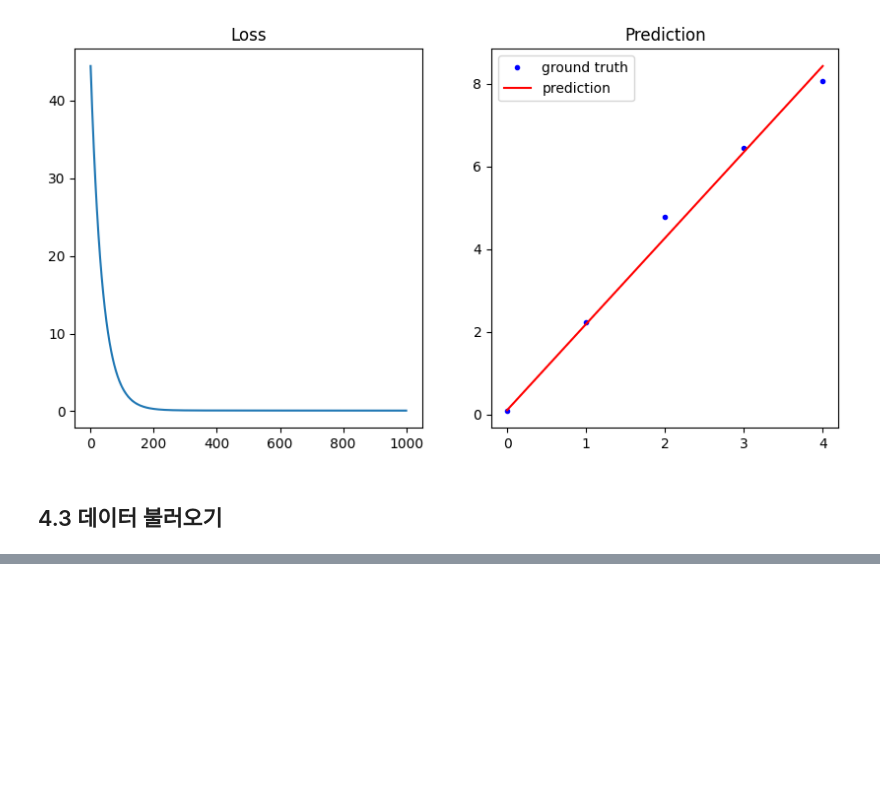
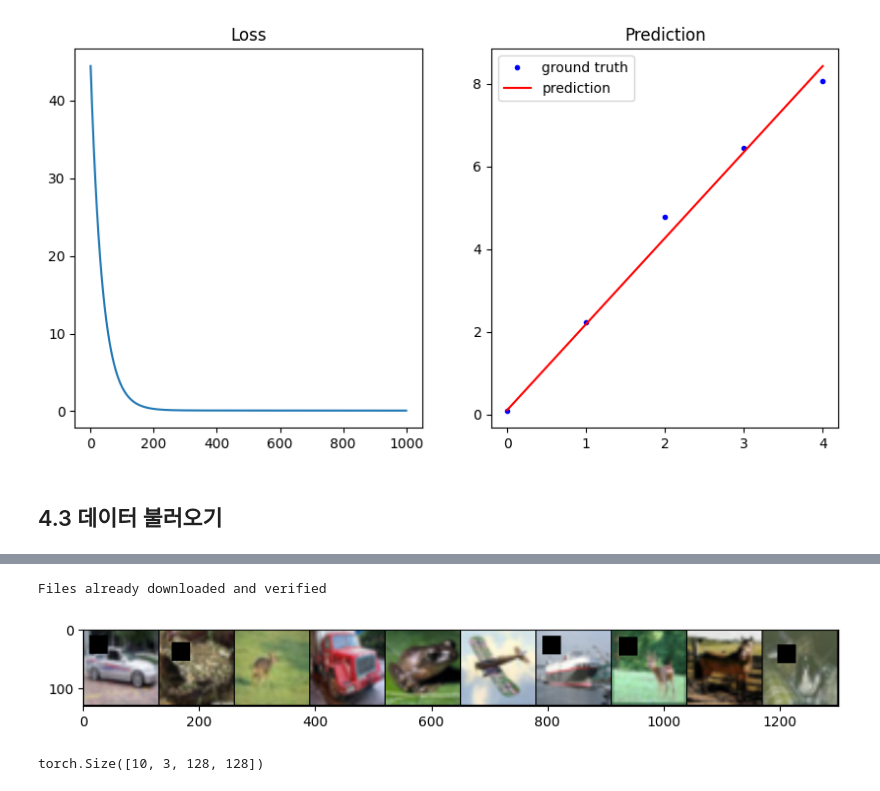
Before and after one commit to kyungheee/pytorch-basic-study, a Jupyter notebook: chapter04/chapter04_soyeon.ipynb, the cells around one changed output, grey strips where cells are left out. Drawn from its saved outputs; the diff is of its cells as text; code cells hidden in the pictures; blank space fills up the shorter version.

```diff
--- a/chapter04/chapter04_soyeon.ipynb
+++ b/chapter04/chapter04_soyeon.ipynb
@@ -184,0 +390,31 @@ plt.show()
+# %%
+class CutOut:
+  def __init__(self, ratio=.5):
+    self.ratio = int(1/ratio)
+
+  def __call__(self, inputs):
+    active = int(np.random.randint(0, self.ratio, 1))
+
+    if active == 0:
+      _, w, h = inputs.size()
+      min_len = min(w, h)
+      box_size = int(min_len//4)
+      idx = int(np.random.randint(0, min_len-box_size, 1))
+      inputs[:, idx:idx+box_size, idx:idx+box_size] = 0
+
+    return inputs
+
+# CIFAR10 데이터가 배치 10개씩 나누어졌으며 이미지 사이즈를 128로 늘린 후
+# 텐서로 변환되고 50% 확률로 무작위 선택하여 CutOut 적용!
+transf = tr.Compose([tr.Resize(128), tr.ToTensor(), CutOut()])
+trainset = torchvision.datasets.CIFAR10(root='./data', train=True, download=True, transform=transf)
+# %% [output]
+Files already downloaded and verified
+# %%
+trainloader = DataLoader(trainset, batch_size=10, shuffle=True)
+images, labels= next(iter(trainloader))
+imshow(torchvision.utils.make_grid(images,  nrow=10))
+print(images.size()) # 배치 및 이미지 크기 확인
+# %% [output]
+[figure, added]
+torch.Size([10, 3, 128, 128])
```
Also changed, not shown: parts of 16 cells of this notebook.
